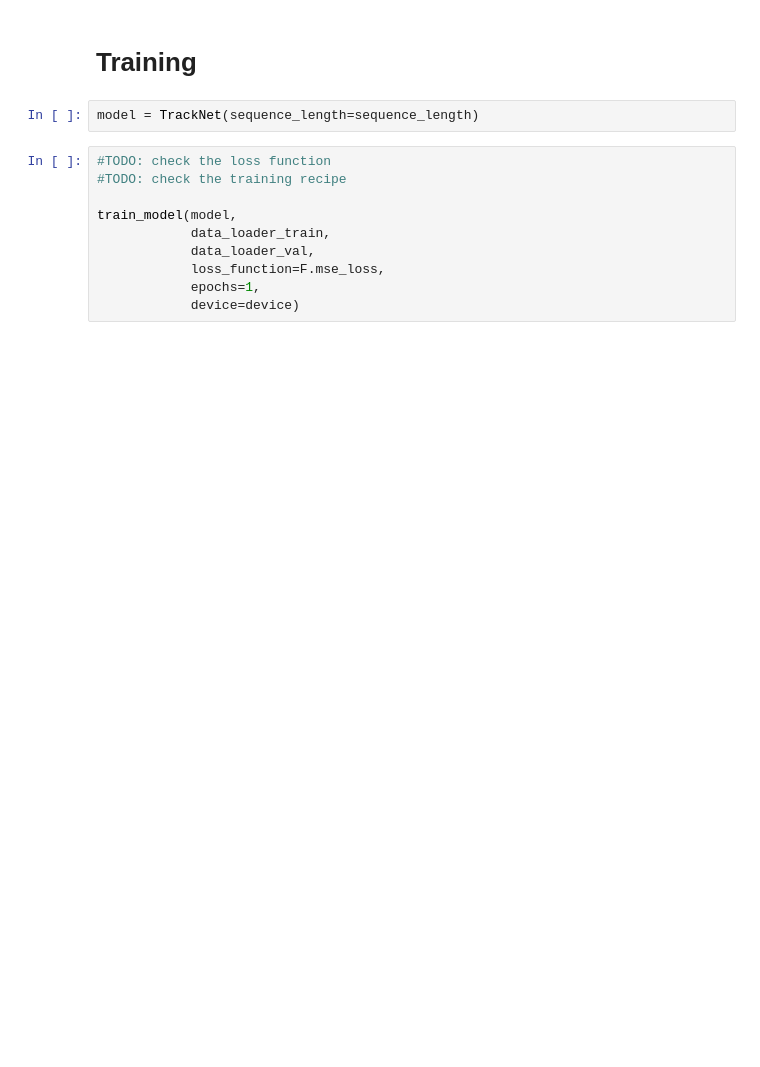
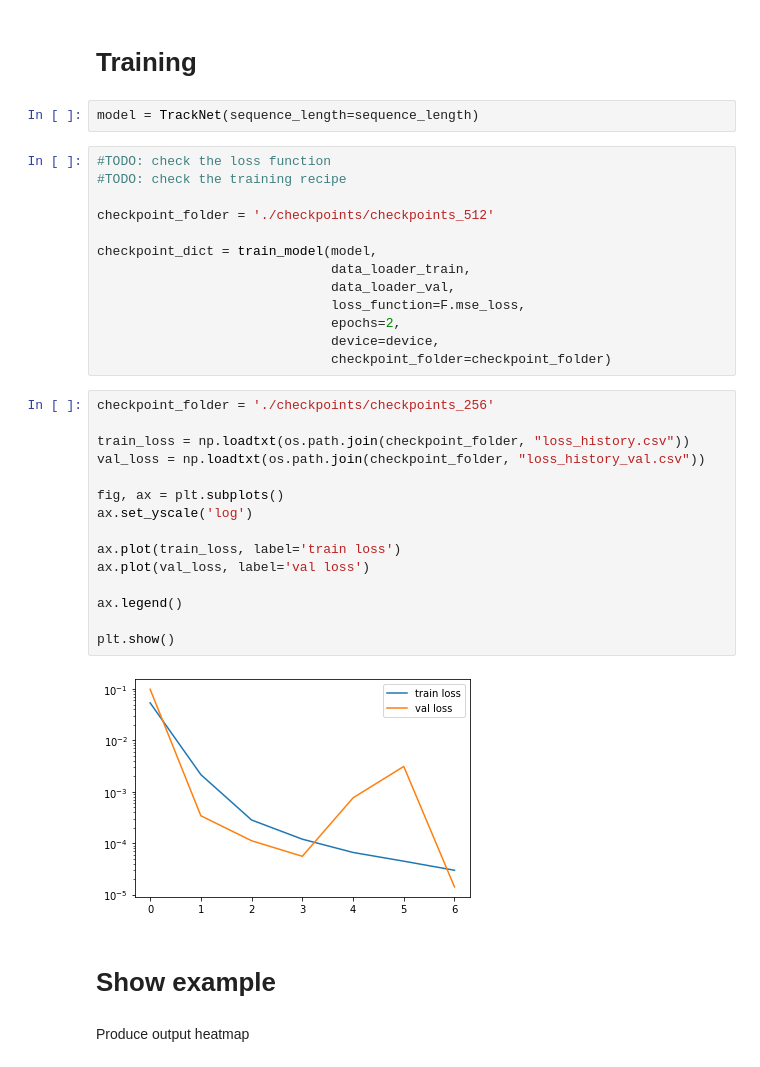
Before and after one commit to michele98/ball_tracking_padel, a Jupyter notebook: dev.ipynb, the cells around one changed output. Drawn from its saved outputs; the diff is of its cells as text; blank space fills up the shorter version.

Commit message:
first training run with 512x512 resize

```diff
--- a/dev.ipynb
+++ b/dev.ipynb
@@ -51,9 +57,33 @@ model = TrackNet(sequence_length=sequence_length)
 #TODO: check the loss function
 #TODO: check the training recipe
 
-train_model(model,
-            data_loader_train,
-            data_loader_val,
-            loss_function=F.mse_loss,
-            epochs=1,
-            device=device)
+checkpoint_folder = './checkpoints/checkpoints_512'
+
+checkpoint_dict = train_model(model,
+                              data_loader_train,
+                              data_loader_val,
+                              loss_function=F.mse_loss,
+                              epochs=2,
+                              device=device,
+                              checkpoint_folder=checkpoint_folder)
+# %%
+checkpoint_folder = './checkpoints/checkpoints_256'
+
+train_loss = np.loadtxt(os.path.join(checkpoint_folder, "loss_history.csv"))
+val_loss = np.loadtxt(os.path.join(checkpoint_folder, "loss_history_val.csv"))
+
+fig, ax = plt.subplots()
+ax.set_yscale('log')
+
+ax.plot(train_loss, label='train loss')
+ax.plot(val_loss, label='val loss')
+
+ax.legend()
+
+plt.show()
+# %% [output]
+[figure, added]
+# %% [markdown]
+# Show example
+# %% [markdown]
+Produce output heatmap
```
Also changed, not shown: parts of 11 cells of this notebook.
